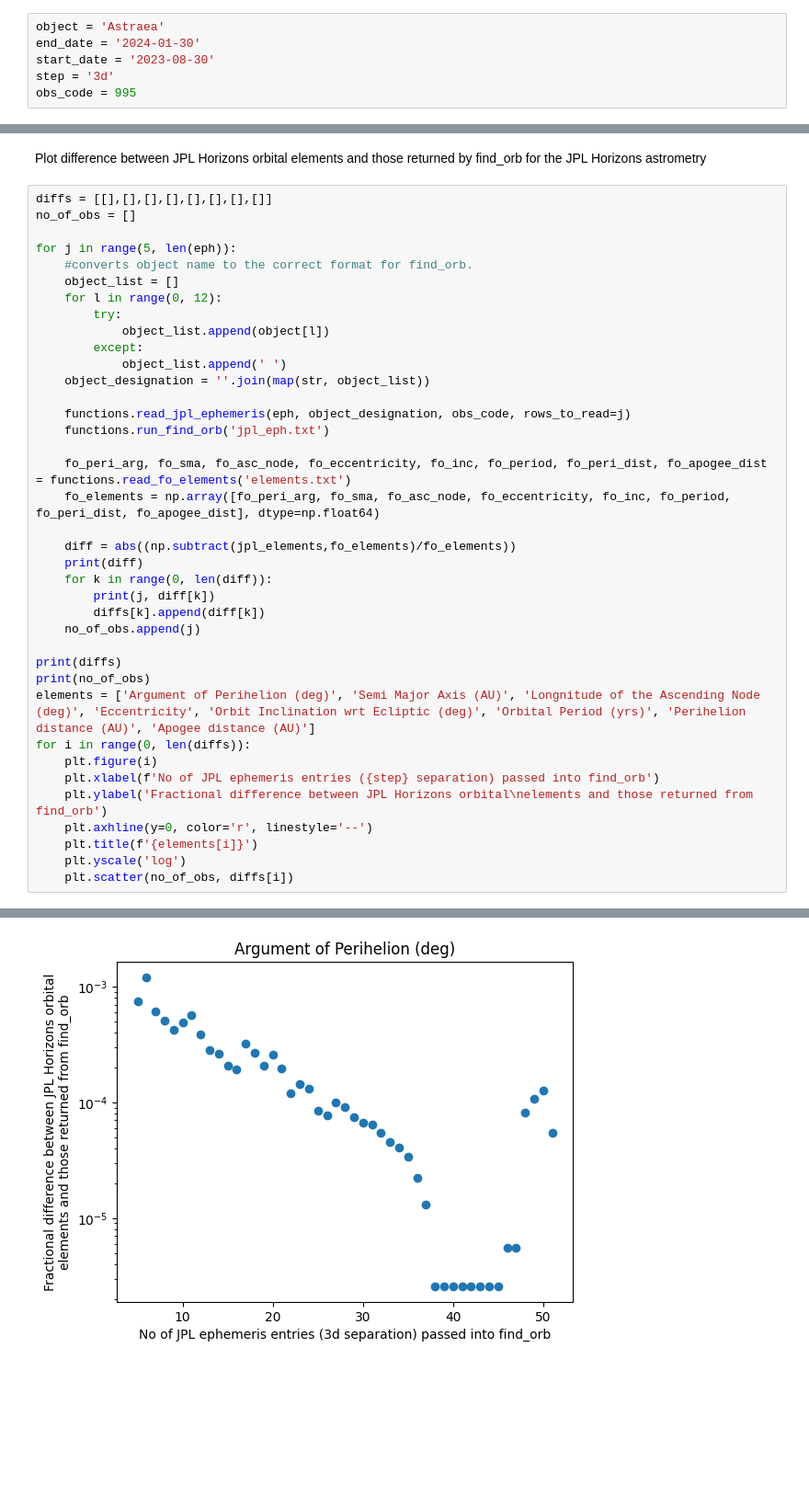
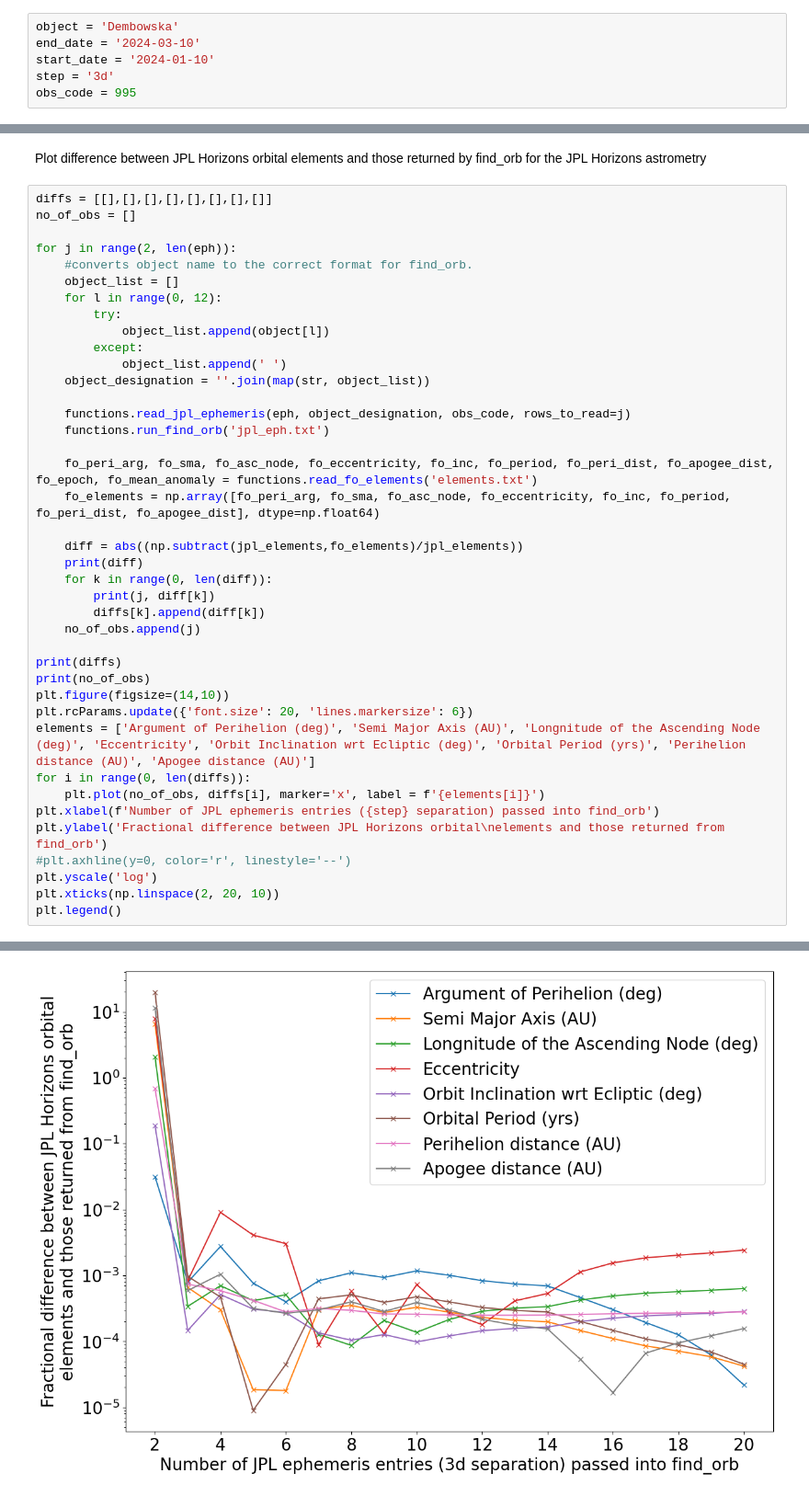
Before and after one commit to BradleyMak/Near-Earth-Asteroids, a Jupyter notebook: test_against_JPL.ipynb, the cells around one changed output, grey strips where cells are left out. Shown: that part at 92% size. Cells and saved outputs as stored; diff of their text form; blank space fills up the shorter version.

```diff
--- a/test_against_JPL.ipynb
+++ b/test_against_JPL.ipynb
@@ -10,9 +10,9 @@ import time
 # %% [markdown]
 Object and observatory details
 # %%
-object = 'Astraea'
-end_date = '2024-01-30'
-start_date = '2023-08-30'
+object = 'Dembowska'
+end_date = '2024-03-10'
+start_date = '2024-01-10'
 step = '3d'
 obs_code = 995
 # %% [markdown]
@@ -27,7 +27,7 @@ Plot difference between JPL Horizons orbital elements and those returned by find
 diffs = [[],[],[],[],[],[],[],[]]
 no_of_obs = []
 
-for j in range(5, len(eph)):
+for j in range(2, len(eph)):
     #converts object name to the correct format for find_orb.
     object_list = []
     for l in range(0, 12):
@@ -40,10 +40,10 @@ for j in range(5, len(eph)):
     functions.read_jpl_ephemeris(eph, object_designation, obs_code, rows_to_read=j)
     functions.run_find_orb('jpl_eph.txt')
 
-    fo_peri_arg, fo_sma, fo_asc_node, fo_eccentricity, fo_inc, fo_period, fo_peri_dist, fo_apogee_dist = functions.read_fo_elements('elements.txt')
+    fo_peri_arg, fo_sma, fo_asc_node, fo_eccentricity, fo_inc, fo_period, fo_peri_dist, fo_apogee_dist, fo_epoch, fo_mean_anomaly = functions.read_fo_elements('elements.txt')
     fo_elements = np.array([fo_peri_arg, fo_sma, fo_asc_node, fo_eccentricity, fo_inc, fo_period, fo_peri_dist, fo_apogee_dist], dtype=np.float64)
 
-    diff = abs((np.subtract(jpl_elements,fo_elements)/fo_elements))
+    diff = abs((np.subtract(jpl_elements,fo_elements)/jpl_elements))
     print(diff)
     for k in range(0, len(diff)):
         print(j, diff[k])
@@ -52,13 +52,15 @@ for j in range(5, len(eph)):
 
 print(diffs)
 print(no_of_obs)
+plt.figure(figsize=(14,10))
+plt.rcParams.update({'font.size': 20, 'lines.markersize': 6})
 elements = ['Argument of Perihelion (deg)', 'Semi Major Axis (AU)', 'Longnitude of the Ascending Node (deg)', 'Eccentricity', 'Orbit Inclination wrt Ecliptic (deg)', 'Orbital Period (yrs)', 'Perihelion distance (AU)', 'Apogee distance (AU)']
 for i in range(0, len(diffs)):
-    plt.figure(i)
-    plt.xlabel(f'No of JPL ephemeris entries ({step} separation) passed into find_orb')
-    plt.ylabel('Fractional difference between JPL Horizons orbital\nelements and those returned from find_orb')
-    plt.axhline(y=0, color='r', linestyle='--')
-    plt.title(f'{elements[i]}')
-    plt.yscale('log')
-    plt.scatter(no_of_obs, diffs[i])
+    plt.plot(no_of_obs, diffs[i], marker='x', label = f'{elements[i]}')
+plt.xlabel(f'Number of JPL ephemeris entries ({step} separation) passed into find_orb')
+plt.ylabel('Fractional difference between JPL Horizons orbital\nelements and those returned from find_orb')
+#plt.axhline(y=0, color='r', linestyle='--')
+plt.yscale('log')
+plt.xticks(np.linspace(2, 20, 10))
+plt.legend()
 # %% [output]
@@ -82 +85 @@ for i in range(0, len(diffs)):
-[figure, old version]
+[figure, new version]
```
Also changed, not shown: parts of 1 cell of this notebook, 3 other files.
